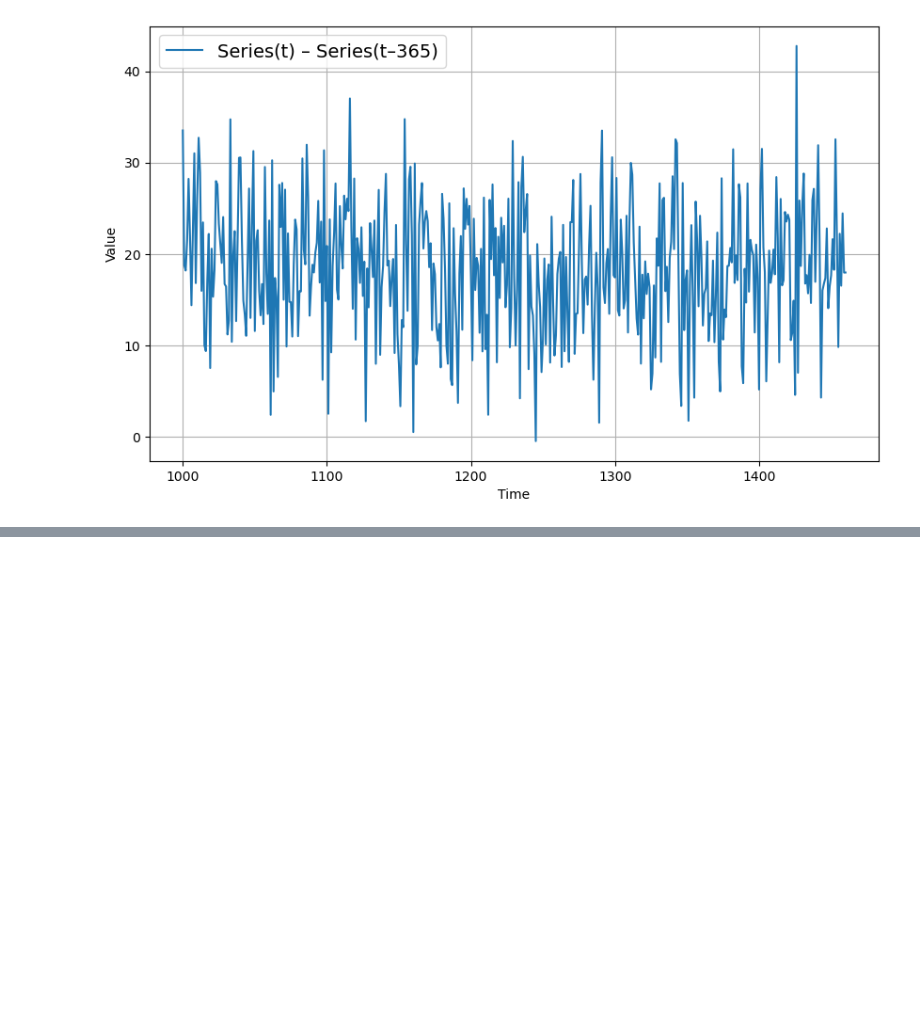
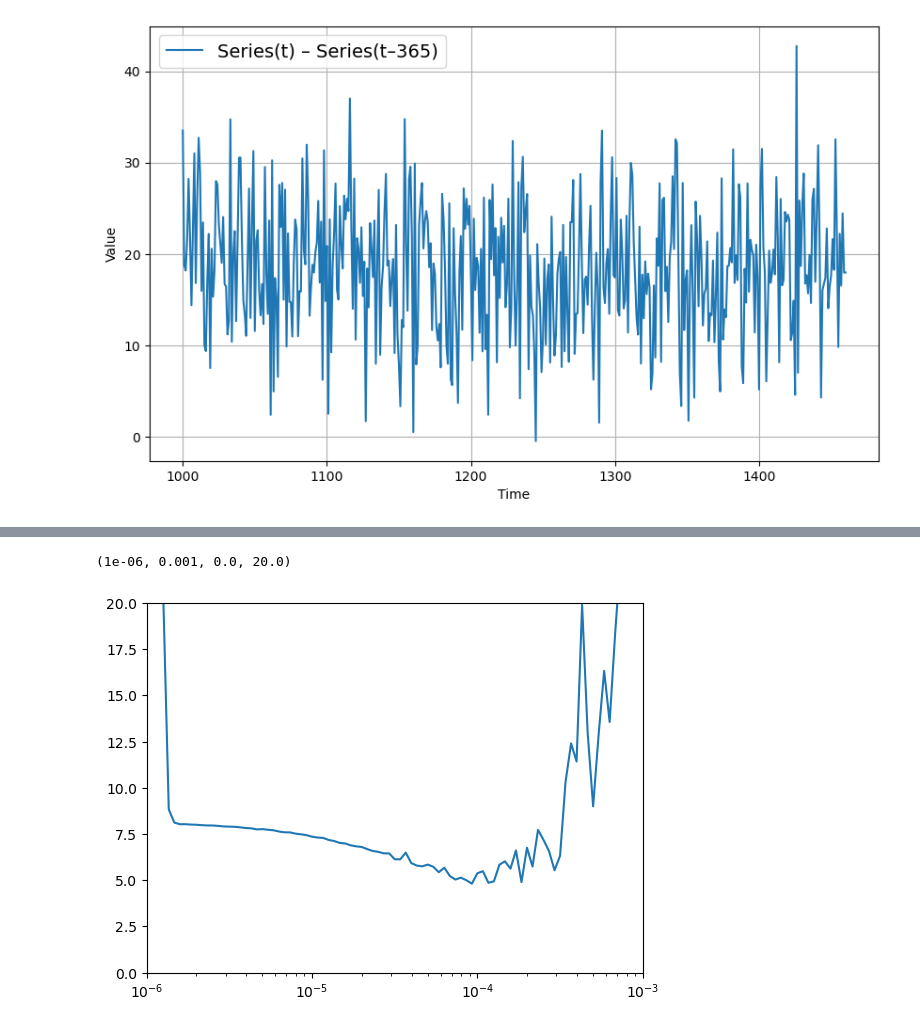
Before and after one commit to Chefi/python-ml-course, a Jupyter notebook: notebooks/Forecasting en TensorFlow Mi Notebook.ipynb, the cells around one changed output, grey strips where cells are left out. Saved outputs shown, nothing was run; the diff lists cells and outputs as text; code cells hidden in the pictures; blank space fills up the shorter version.

```diff
--- a/notebooks/Forecasting en TensorFlow Mi Notebook.ipynb
+++ b/notebooks/Forecasting en TensorFlow Mi Notebook.ipynb
@@ -294,0 +376,6 @@ plt.show()
+# %%
+dataset = tf.data.Dataset.range(10)
+dataset = dataset.window(5, shift=1, drop_remainder= True)
+dataset = dataset.flat_map(lambda window: window.batch(5))
+for window in dataset:
+    print(window.numpy())
@@ -294,0 +536,16 @@ plt.show()
+# %%
+def window_dataset(series, window_size, batch_size=32,
+                   shuffle_buffer=1000):
+    dataset = tf.data.Dataset.from_tensor_slices(series)
+    dataset = dataset.window(window_size + 1, shift=1, drop_remainder=True)
+    dataset = dataset.flat_map(lambda window: window.batch(window_size + 1))
+    dataset = dataset.shuffle(shuffle_buffer)
+    dataset = dataset.map(lambda window: (window[:-1], window[-1]))
+    dataset = dataset.batch(batch_size).prefetch(1)
+    return dataset
+# %%
+split_time = 1000
+time_train = time[:split_time]
+x_train = series[:split_time]
+time_valid = time[split_time:]
+x_valid = series[split_time:]
@@ -294,0 +593,19 @@ plt.show()
+# %%
+keras.backend.clear_session()
+tf.random.set_seed(42)
+np.random.seed(42)
+
+window_size = 30
+train_set = window_dataset(x_train, window_size)
+
+model = keras.models.Sequential([
+  keras.layers.Dense(1, input_shape=[window_size])
+])
+
+lr_schedule = keras.callbacks.LearningRateScheduler(
+    lambda epoch: 1e-6 * 10**(epoch / 30))
+optimizer = keras.optimizers.SGD(learning_rate=1e-6, momentum=0.9)
+model.compile(loss=keras.losses.Huber(),
+              optimizer=optimizer,
+              metrics=["mae"])
+history = model.fit(train_set, epochs=100, callbacks=[lr_schedule])
@@ -294,0 +636,6 @@ plt.show()
+# %%
+plt.semilogx(history.history["learning_rate"], history.history["loss"])
+plt.axis([1e-6, 1e-3, 0, 20])
+# %% [output]
+(1e-06, 0.001, 0.0, 20.0)
+[figure, added]
```
Also changed, not shown: parts of 42 cells of this notebook.
